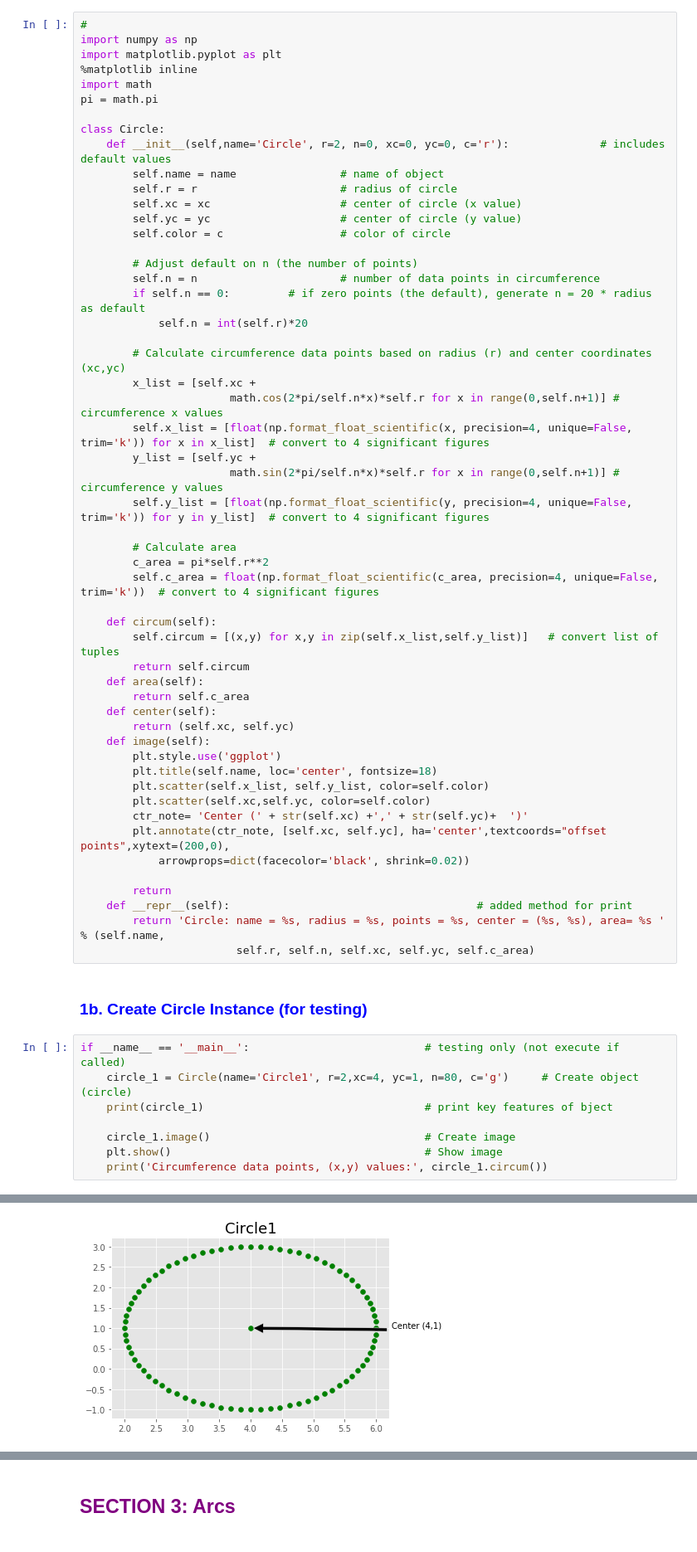
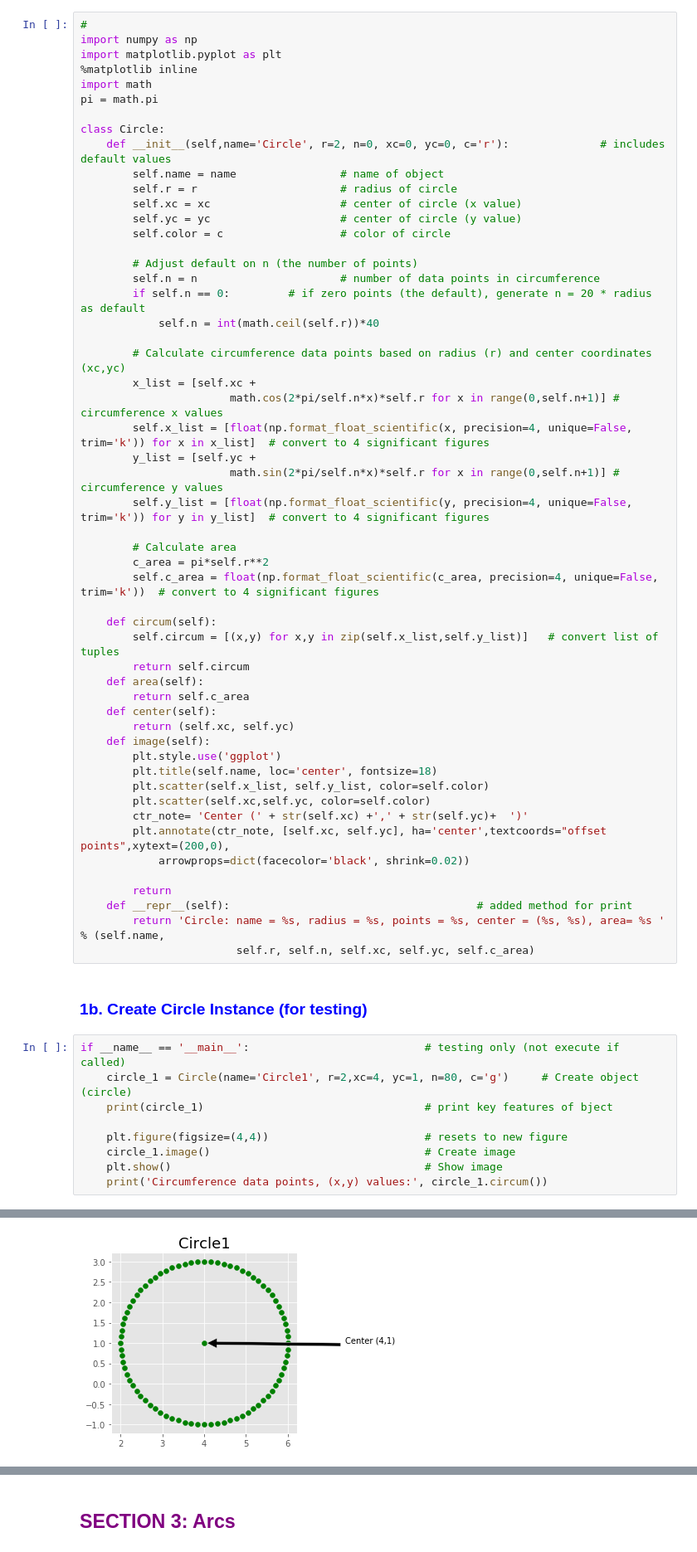
Before and after one commit to TechBull2020/Calculus-w-Python, a Jupyter notebook: Calculus - Shapes2D.ipynb, the cells around one changed output, grey strips where cells are left out. Shown: that part at 83% size. Drawn from its saved outputs; the diff is of its cells as text.

```diff
--- a/Calculus - Shapes2D.ipynb
+++ b/Calculus - Shapes2D.ipynb
@@ -33,7 +33,7 @@ class Circle:
         # Adjust default on n (the number of points)
         self.n = n                      # number of data points in circumference
         if self.n == 0:         # if zero points (the default), generate n = 20 * radius as default
-            self.n = int(self.r)*20
+            self.n = int(math.ceil(self.r))*40
 
         # Calculate circumference data points based on radius (r) and center coordinates (xc,yc)
         x_list = [self.xc +
@@ -72,12 +72,13 @@ class Circle:
 # %%
 if __name__ == '__main__':                           # testing only (not execute if called)
     circle_1 = Circle(name='Circle1', r=2,xc=4, yc=1, n=80, c='g')     # Create object (circle)
     print(circle_1)                                  # print key features of bject
 
+    plt.figure(figsize=(4,4))                        # resets to new figure
     circle_1.image()                                 # Create image
     plt.show()                                       # Show image
     print('Circumference data points, (x,y) values:', circle_1.circum())
 # %% [output]
 Circle: name = Circle1, radius = 2, points = 80, center = (4, 1), area= 12.566
-[figure, old version]
+[figure, new version]
 Circumference data points, (x,y) values: [(6.0, 1.0), (5.9938, 1.1569), (5.9754, 1.3129), (5.9447, 1.4669), (5.9021, 1.618), (5.8478, 1.7654), (5.782, 1.908), (5.7053, 2.045), (5.618, 2.1756), (5.5208 ...
```
Also changed, not shown: parts of 8 cells of this notebook.
